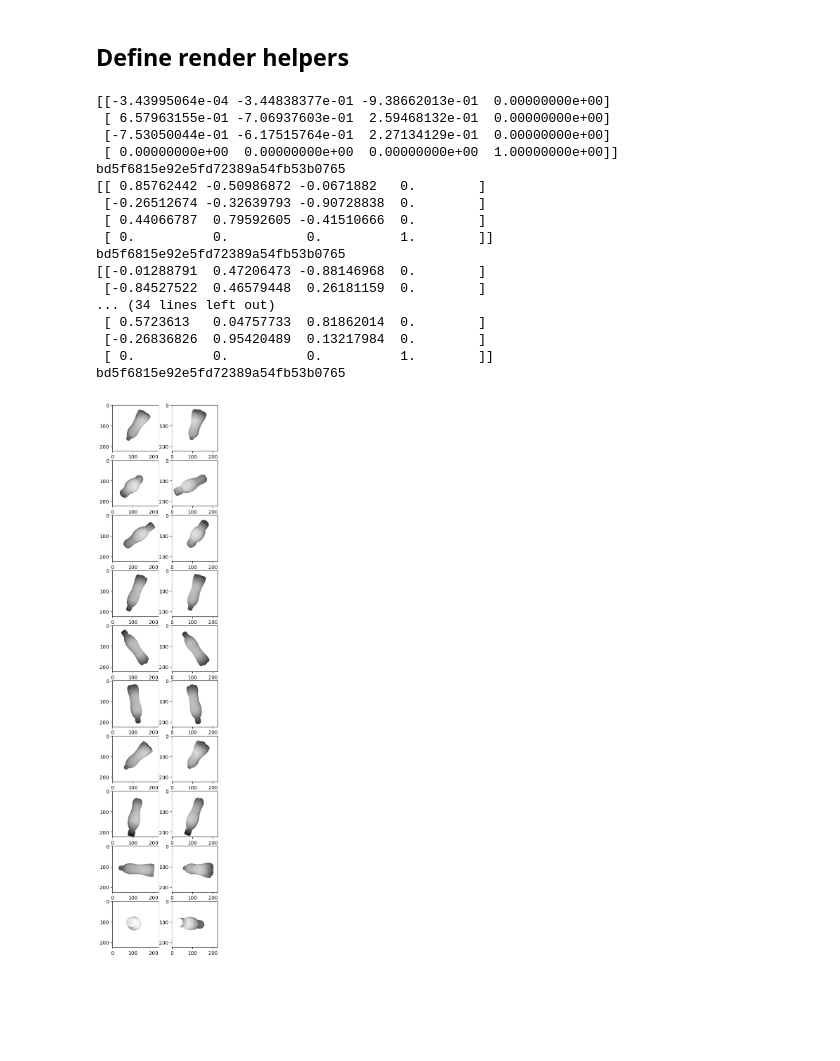
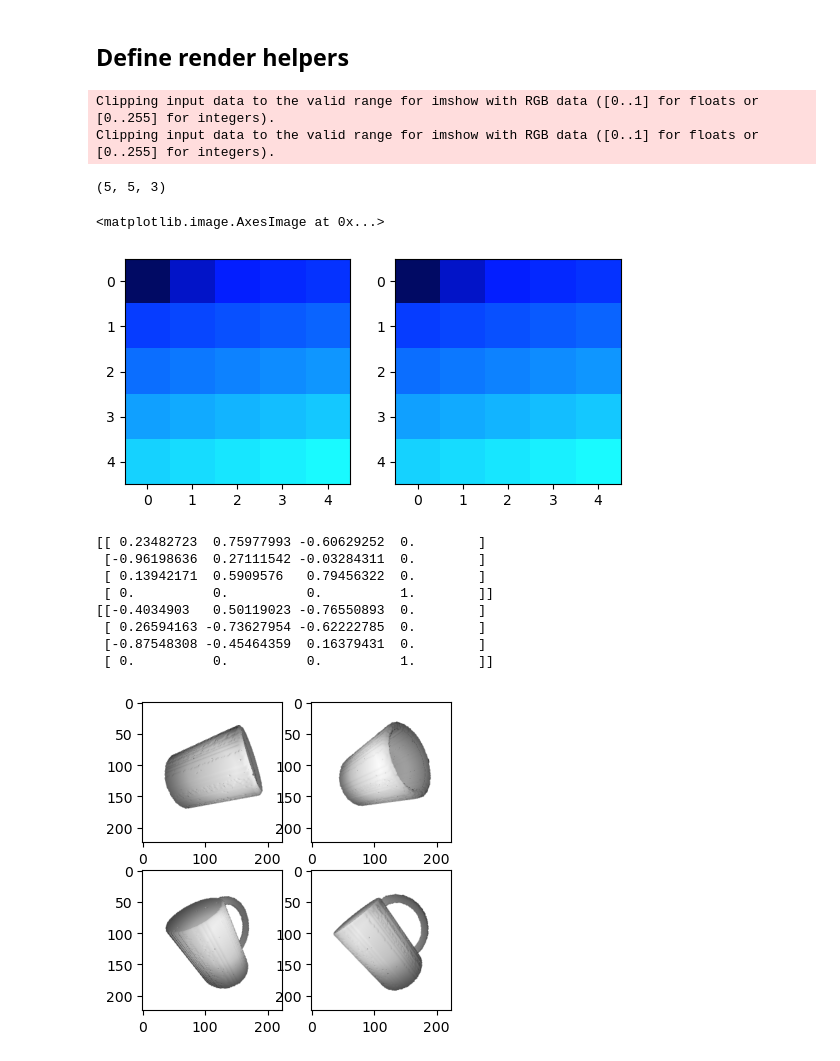
Before and after one commit to elchun/stereo-occupancy-networks, a Jupyter notebook: stereo_data_gen/stereo_data_gen.ipynb, the cells around one changed output. Saved outputs shown, nothing was run; the diff lists cells and outputs as text; code cells hidden in the pictures; blank space fills up the shorter version.

```diff
--- a/stereo_data_gen/stereo_data_gen.ipynb
+++ b/stereo_data_gen/stereo_data_gen.ipynb
@@ -217,4 +227,30 @@ def render_batch(data_path: str, shapenet_ids: List[str], save_dir: str, n_sampl
             )
+# %%
+one_channel = np.array([
+    [1, 2, 3, 4, 5],
+    [6, 7, 8, 9, 10],
+    [11, 12, 13, 14, 15],
+    [16, 17, 18, 19, 20],
+    [21, 22, 23, 24, 25]
+])
+two_channel = one_channel * 10
+three_channel = one_channel * 100
+
+color_im = np.stack([one_channel, two_channel, three_channel], axis=2)
+reshaped_image = np.einsum('ijk->kij', color_im)
+print(color_im.shape)
+fig, ax = plt.subplots(1, 2)
+
+
+reconstruct_reshape = np.stack([reshaped_image[0], reshaped_image[1], reshaped_image[2]], axis=2)
+ax[0].imshow(color_im)
+ax[1].imshow(reconstruct_reshape)
+# %% [output]
+Clipping input data to the valid range for imshow with RGB data ([0..1] for floats or [0..255] for integers).
+Clipping input data to the valid range for imshow with RGB data ([0..1] for floats or [0..255] for integers).
+(5, 5, 3)
+<matplotlib.image.AxesImage at 0x...>
+[figure, added]
 # %%
 render_batch(mug_data_path, mug_shapenet_ids, mug_stereo_path, n_samples_per_ob=10)
 # %%
@@ -236,31 +272,22 @@ def plot_image_lists(l_images, r_images):
 # %%
 l_image_list = []
 r_image_list = []
 
-for i in range(10):
-    # test_data = np.load(osp.join(mug_stereo_path, 'ca198dc3f7dc0cacec6338171298c66b', f'pose_{i}.npz'), allow_pickle=True)
-    test_data = np.load(osp.join(bottle_stereo_path, 'bd5f6815e92e5fd72389a54fb53b0765', f'pose_{i}.npz'), allow_pickle=True)
-    l_image_list.append(test_data['l_image'])
-    r_image_list.append(test_data['r_image'])
+for i in range(337, 339):
+    test_data = np.load(osp.join(mug_stereo_path, 'ca198dc3f7dc0cacec6338171298c66b', f'pose_{i}.npz'), allow_pickle=True)
+    # test_data = np.load(osp.join(mug_stereo_path, '962883677a586bd84a60c1a189046dd1', f'pose_{i}.npz'), allow_pickle=True)
+    l_image_list.append(np.einsum('ijk->jki', test_data['l_image']))
+    r_image_list.append(np.einsum('ijk->jki', test_data['r_image']))
     print(test_data['pose'])
-    print(test_data['shapenet_id'])
+    # print(test_data['shapenet_id'])
 plot_image_lists(l_image_list, r_image_list)
 # %% [output]
-[[-3.43995064e-04 -3.44838377e-01 -9.38662013e-01  0.00000000e+00]
- [ 6.57963155e-01 -7.06937603e-01  2.59468132e-01  0.00000000e+00]
- [-7.53050044e-01 -6.17515764e-01  2.27134129e-01  0.00000000e+00]
- [ 0.00000000e+00  0.00000000e+00  0.00000000e+00  1.00000000e+00]]
-bd5f6815e92e5fd72389a54fb53b0765
-[[ 0.85762442 -0.50986872 -0.0671882   0.        ]
- [-0.26512674 -0.32639793 -0.90728838  0.        ]
- [ 0.44066787  0.79592605 -0.41510666  0.        ]
+[[ 0.23482723  0.75977993 -0.60629252  0.        ]
+ [-0.96198636  0.27111542 -0.03284311  0.        ]
+ [ 0.13942171  0.5909576   0.79456322  0.        ]
  [ 0.          0.          0.          1.        ]]
-bd5f6815e92e5fd72389a54fb53b0765
-[[-0.01288791  0.47206473 -0.88146968  0.        ]
- [-0.84527522  0.46579448  0.26181159  0.        ]
-... (34 lines left out)
- [ 0.5723613   0.04757733  0.81862014  0.        ]
- [-0.26836826  0.95420489  0.13217984  0.        ]
+[[-0.4034903   0.50119023 -0.76550893  0.        ]
+ [ 0.26594163 -0.73627954 -0.62222785  0.        ]
+ [-0.87548308 -0.45464359  0.16379431  0.        ]
  [ 0.          0.          0.          1.        ]]
-bd5f6815e92e5fd72389a54fb53b0765
-[figure, old version]
+[figure, new version]
```
Also changed, not shown: parts of 3 cells of this notebook, 11 other files.
